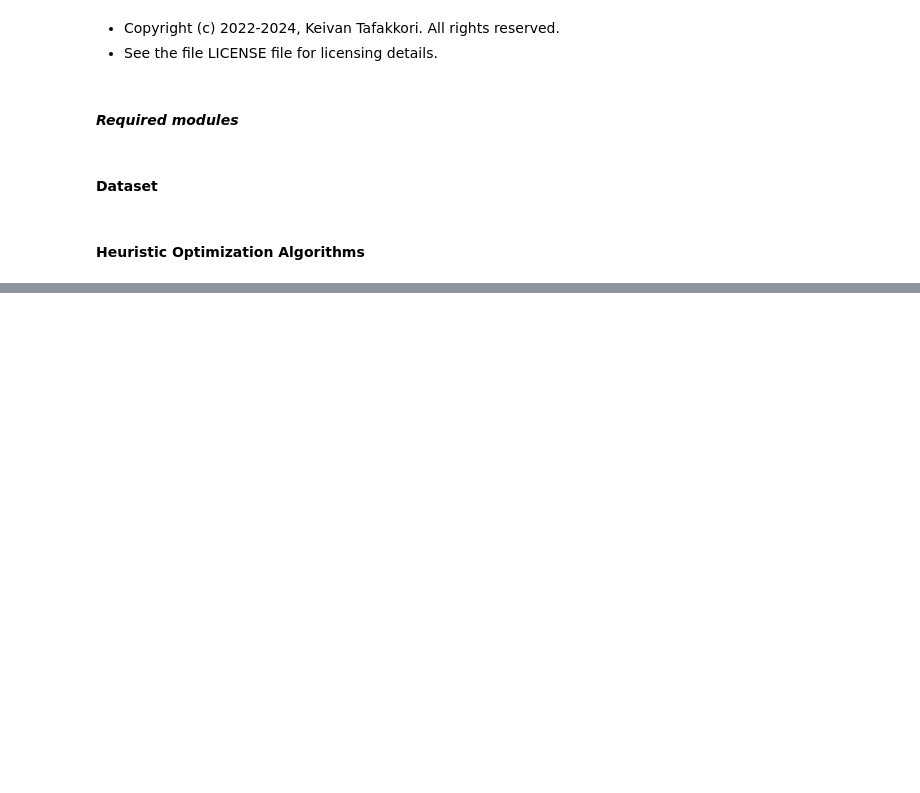
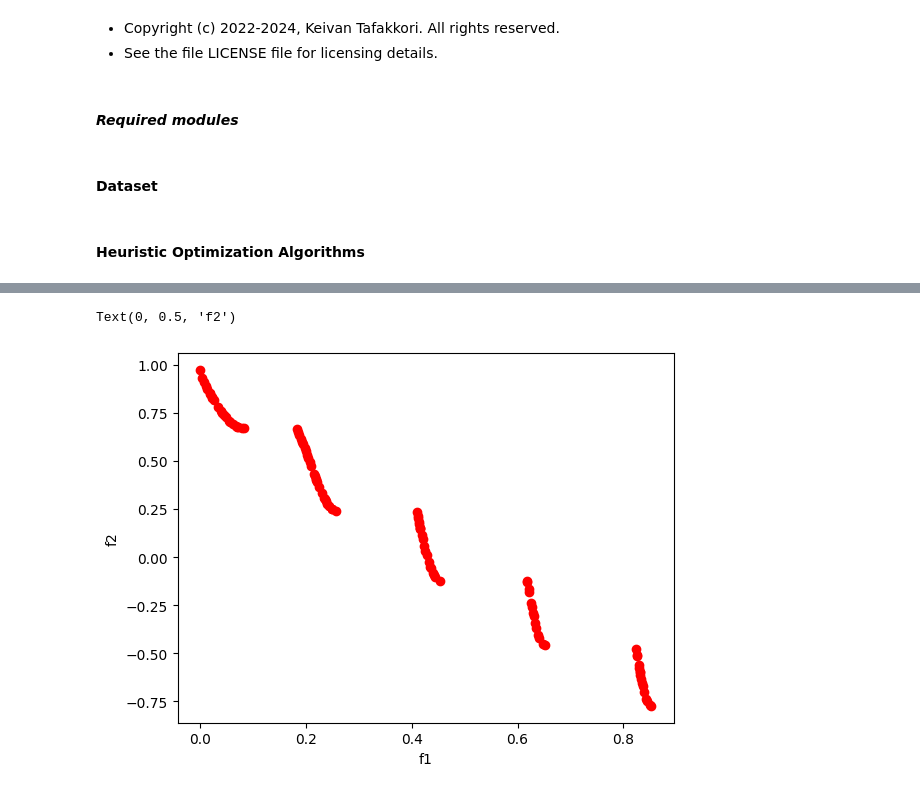
Before and after one commit to ktafakkori/feloopy, a Jupyter notebook: examples/feloopy-0.3.0+/zitzler-deb-thiele-problem.ipynb, the cells around one changed output, grey strips where cells are left out. Saved outputs shown, nothing was run; the diff lists cells and outputs as text; code cells hidden in the pictures; blank space fills up the shorter version.

```diff
--- a/examples/feloopy-0.3.0+/zitzler-deb-thiele-problem.ipynb
+++ b/examples/feloopy-0.3.0+/zitzler-deb-thiele-problem.ipynb
@@ -35,0 +80,8 @@ NameError: name 'verbose' is not defined
+# %%
+zdt3_objs = flp.search(name="zdt3", environment=zdt3, **config).get_obj()
+plt.scatter(zdt3_objs[:,0],zdt3_objs[:,1],color="red")
+plt.xlabel("f1")
+plt.ylabel("f2")
+# %% [output]
+Text(0, 0.5, 'f2')
+[figure, added]
```
Also changed, not shown: parts of 11 cells of this notebook, 1 other file.
